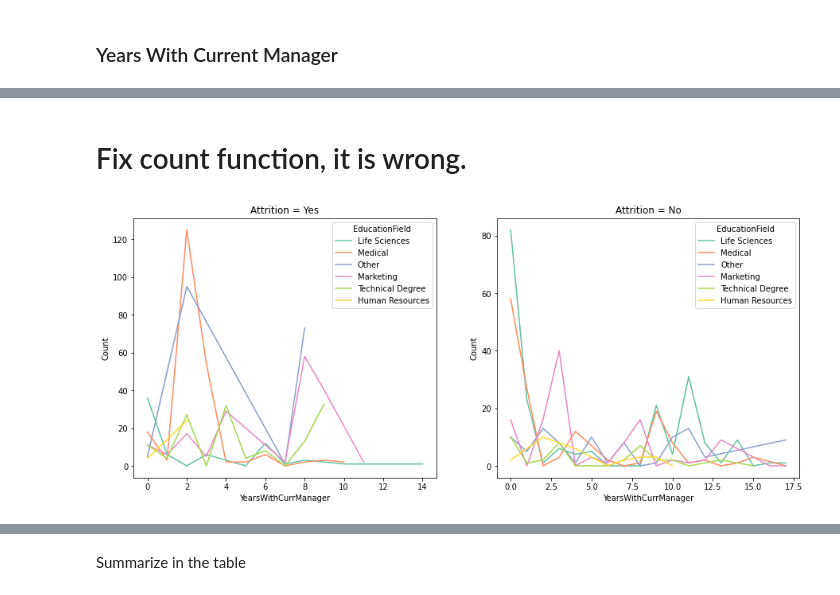
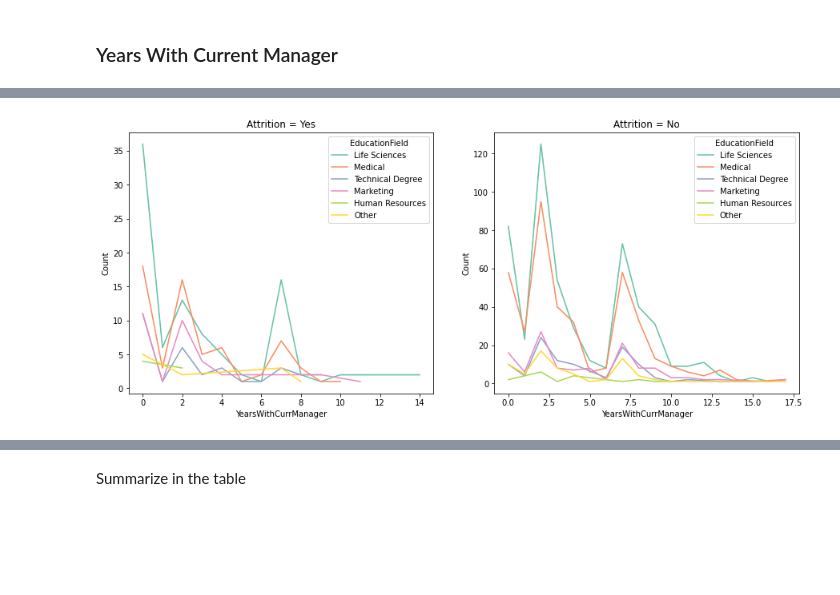
Before and after one commit to vita-levytska/HR-Analytics, a Jupyter notebook: HR-Analytics.ipynb, the cells around one changed output, grey strips where cells are left out. Drawn from its saved outputs; the diff is of its cells as text; code cells hidden in the pictures; blank space fills up the shorter version.

```diff
--- a/HR-Analytics.ipynb
+++ b/HR-Analytics.ipynb
@@ -623,6 +589,4 @@ df[(df['EducationField'] == 'Medical') & (df['YearsWithCurrManager'] == 2) & (df
-# %% [markdown]
-# Fix count function, it is wrong.
 # %%
-line_plots('YearsWithCurrManager', 'Count_YearsWithCurrManager_by_EducationFieldAttrition', 'EducationField')
+create_plots('YearsWithCurrManager', 'Count_YearsWithCurrManager_by_EducationFieldAttrition', 'EducationField',plot_type = 'line')
 # %% [output]
-[figure, old version]
+[figure, new version]
```
Also changed, not shown: parts of 82 cells of this notebook.
